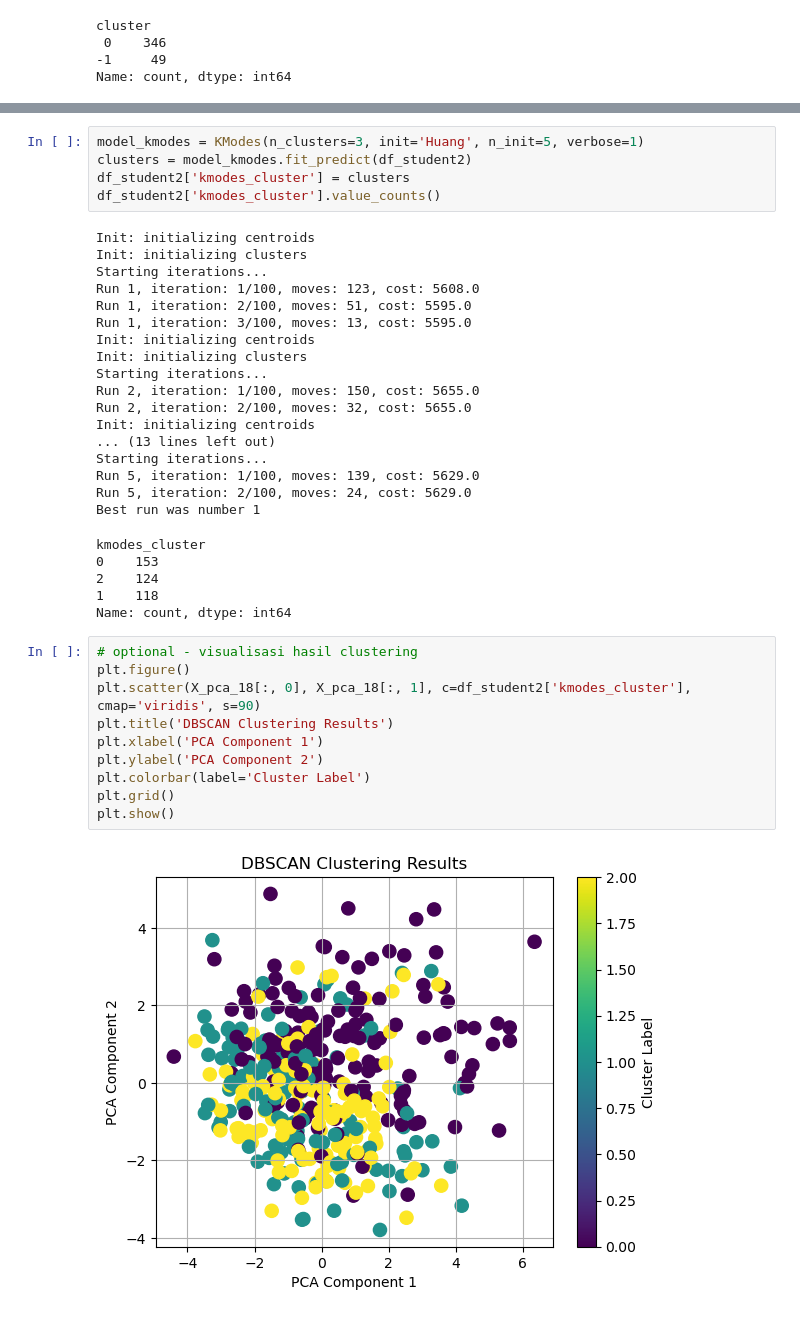
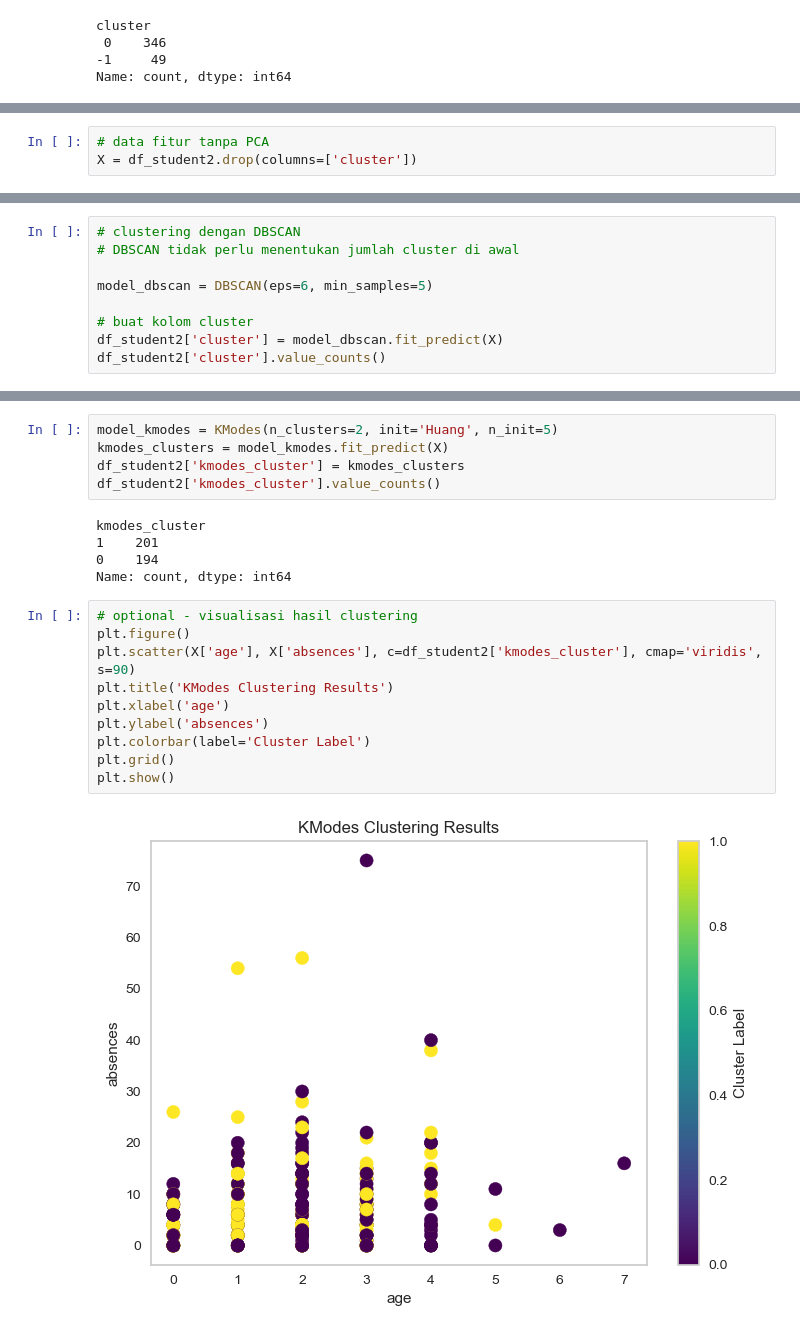
Before and after one commit to stefkwan/pytn_300725, a Jupyter notebook: sesi16_FinalProject.ipynb, the cells around one changed output, grey strips where cells are left out. Drawn from its saved outputs; the diff is of its cells as text.

Commit message:
sesi 16 update - tanpa PCA

```diff
--- a/sesi16_FinalProject.ipynb
+++ b/sesi16_FinalProject.ipynb
@@ -248,0 +265,3 @@ DBScan sepertinya tidak berhasil mencari cluster data berdasarkan density, kita
+# %%
+# data fitur tanpa PCA
+X = df_student2.drop(columns=['cluster'])
@@ -248,0 +270,9 @@ DBScan sepertinya tidak berhasil mencari cluster data berdasarkan density, kita
+# %%
+# clustering dengan DBSCAN
+# DBSCAN tidak perlu menentukan jumlah cluster di awal
+
+model_dbscan = DBSCAN(eps=6, min_samples=5)
+
+# buat kolom cluster
+df_student2['cluster'] = model_dbscan.fit_predict(X)
+df_student2['cluster'].value_counts()
@@ -249,40 +304,22 @@ DBScan sepertinya tidak berhasil mencari cluster data berdasarkan density, kita
 # %%
-model_kmodes = KModes(n_clusters=3, init='Huang', n_init=5, verbose=1)
-clusters = model_kmodes.fit_predict(df_student2)
-df_student2['kmodes_cluster'] = clusters
+model_kmodes = KModes(n_clusters=2, init='Huang', n_init=5)
+kmodes_clusters = model_kmodes.fit_predict(X)
+df_student2['kmodes_cluster'] = kmodes_clusters
 df_student2['kmodes_cluster'].value_counts()
 # %% [output]
-Init: initializing centroids
-Init: initializing clusters
-Starting iterations...
-Run 1, iteration: 1/100, moves: 123, cost: 5608.0
-Run 1, iteration: 2/100, moves: 51, cost: 5595.0
-Run 1, iteration: 3/100, moves: 13, cost: 5595.0
-Init: initializing centroids
-Init: initializing clusters
-Starting iterations...
-Run 2, iteration: 1/100, moves: 150, cost: 5655.0
-Run 2, iteration: 2/100, moves: 32, cost: 5655.0
-Init: initializing centroids
-... (13 lines left out)
-Starting iterations...
-Run 5, iteration: 1/100, moves: 139, cost: 5629.0
-Run 5, iteration: 2/100, moves: 24, cost: 5629.0
-Best run was number 1
+kmodes_cluster
+1    201
+0    194
+Name: count, dtype: int64
-kmodes_cluster
-0    153
-2    124
-1    118
-Name: count, dtype: int64
 # %%
 # optional - visualisasi hasil clustering
 plt.figure()
-plt.scatter(X_pca_18[:, 0], X_pca_18[:, 1], c=df_student2['kmodes_cluster'], cmap='viridis', s=90)
-plt.title('DBSCAN Clustering Results')
-plt.xlabel('PCA Component 1')
-plt.ylabel('PCA Component 2')
+plt.scatter(X['age'], X['absences'], c=df_student2['kmodes_cluster'], cmap='viridis', s=90)
+plt.title('KModes Clustering Results')
+plt.xlabel('age')
+plt.ylabel('absences')
 plt.colorbar(label='Cluster Label')
 plt.grid()
 plt.show()
 # %% [output]
-[figure, old version]
+[figure, new version]
```
Also changed, not shown: parts of 14 cells of this notebook.
